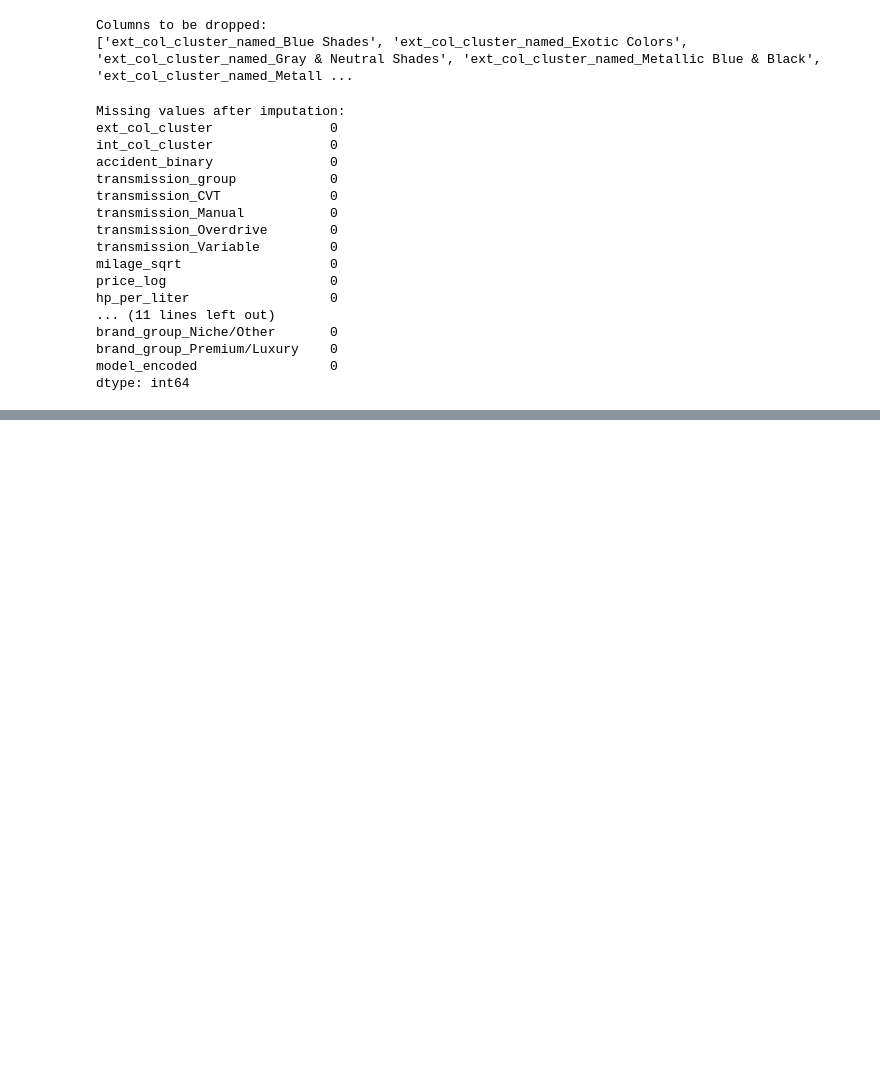
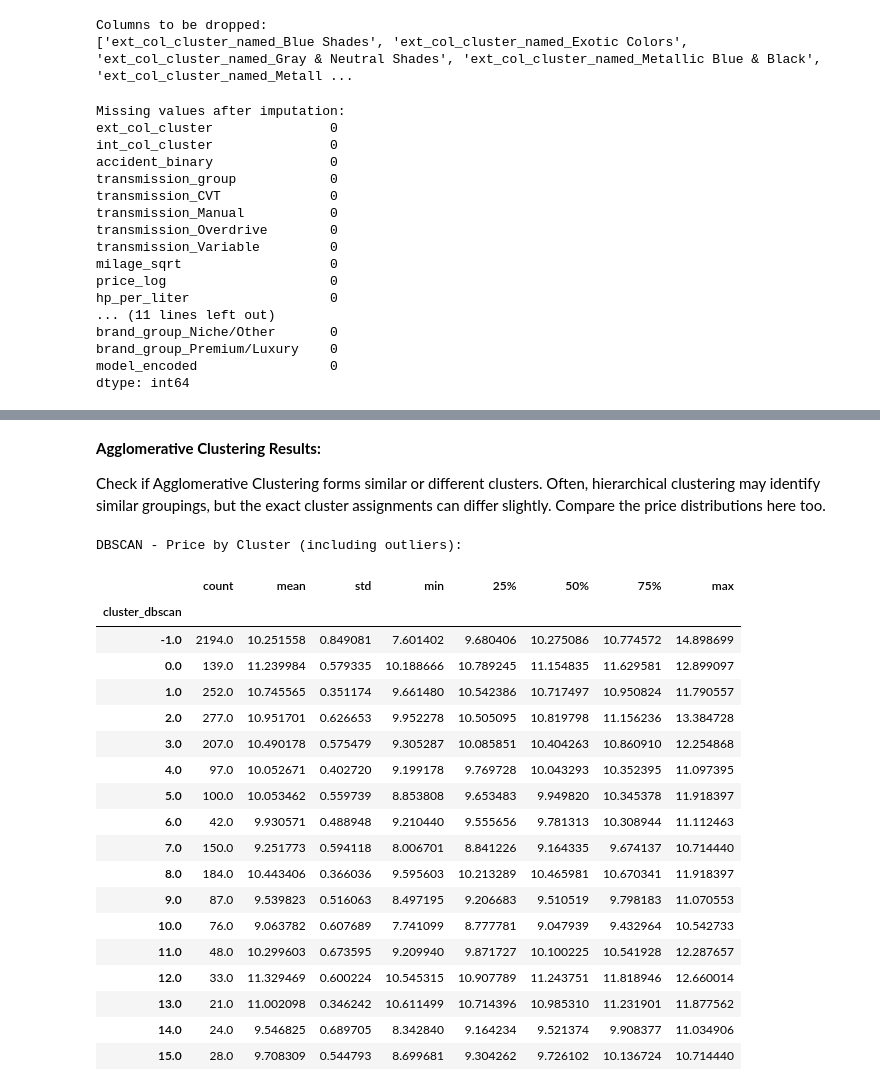
Before and after one commit to rverma6/used-car-price-prediction, a Jupyter notebook: cleaned.ipynb, the cells around one changed output, grey strips where cells are left out. Cells and saved outputs as stored; diff of their text form; code cells hidden in the pictures; blank space fills up the shorter version.

```diff
--- a/cleaned.ipynb
+++ b/cleaned.ipynb
@@ -1939,0 +1999,22 @@ X.head(20)
+# %%
+# Jupyter Cell: Imports and Setup
+import pandas as pd
+import numpy as np
+from sklearn.preprocessing import StandardScaler
+from sklearn.cluster import KMeans, AgglomerativeClustering, DBSCAN
+from sklearn.metrics import silhouette_score
+import matplotlib.pyplot as plt
+import seaborn as sns
+
+# Assuming df is already processed and we have X and y
+# X: the feature matrix after all transformations
+# y: the price_log as outcome (if available)
+
+# Make sure X and y are defined from previous steps.
+# If not, please ensure that the code cells above have run and that X and y exist.
+
+# Jupyter Cell: Scaling Features
+
+# We'll standardize the numeric features to ensure that all features contribute equally to the clustering process.
+scaler = StandardScaler()
+X_scaled = scaler.fit_transform(X)
@@ -1939,0 +2151,38 @@ X.head(20)
+# %% [markdown]
+**Agglomerative Clustering Results:**
+
+Check if Agglomerative Clustering forms similar or different clusters. Often, hierarchical clustering may identify similar groupings, but the exact cluster assignments can differ slightly. Compare the price distributions here too.
+# %%
+# Jupyter Cell: DBSCAN Clustering
+
+dbscan = DBSCAN(eps=1.5, min_samples=20)  # You can adjust eps and min_samples based on data scale
+labels_dbscan = dbscan.fit_predict(X_scaled)
+
+X_dbscan = X.copy()
+X_dbscan['cluster_dbscan'] = labels_dbscan
+
+# DBSCAN may produce label "-1" for outliers
+price_by_dbscan = pd.concat([X_dbscan, y], axis=1).groupby('cluster_dbscan')['price_log'].describe()
+print("DBSCAN - Price by Cluster (including outliers):")
+price_by_dbscan
+# %% [output]
+DBSCAN - Price by Cluster (including outliers):
+|  | count | mean | std | min | 25% | 50% | 75% | max |
+| cluster_dbscan |  |  |  |  |  |  |  |  |
+| -1.0 | 2194.0 | 10.251558 | 0.849081 | 7.601402 | 9.680406 | 10.275086 | 10.774572 | 14.898699 |
+| 0.0 | 139.0 | 11.239984 | 0.579335 | 10.188666 | 10.789245 | 11.154835 | 11.629581 | 12.899097 |
+| 1.0 | 252.0 | 10.745565 | 0.351174 | 9.661480 | 10.542386 | 10.717497 | 10.950824 | 11.790557 |
+| 2.0 | 277.0 | 10.951701 | 0.626653 | 9.952278 | 10.505095 | 10.819798 | 11.156236 | 13.384728 |
+| 3.0 | 207.0 | 10.490178 | 0.575479 | 9.305287 | 10.085851 | 10.404263 | 10.860910 | 12.254868 |
+| 4.0 | 97.0 | 10.052671 | 0.402720 | 9.199178 | 9.769728 | 10.043293 | 10.352395 | 11.097395 |
+| 5.0 | 100.0 | 10.053462 | 0.559739 | 8.853808 | 9.653483 | 9.949820 | 10.345378 | 11.918397 |
+| 6.0 | 42.0 | 9.930571 | 0.488948 | 9.210440 | 9.555656 | 9.781313 | 10.308944 | 11.112463 |
+| 7.0 | 150.0 | 9.251773 | 0.594118 | 8.006701 | 8.841226 | 9.164335 | 9.674137 | 10.714440 |
+| 8.0 | 184.0 | 10.443406 | 0.366036 | 9.595603 | 10.213289 | 10.465981 | 10.670341 | 11.918397 |
+| 9.0 | 87.0 | 9.539823 | 0.516063 | 8.497195 | 9.206683 | 9.510519 | 9.798183 | 11.070553 |
+| 10.0 | 76.0 | 9.063782 | 0.607689 | 7.741099 | 8.777781 | 9.047939 | 9.432964 | 10.542733 |
+| 11.0 | 48.0 | 10.299603 | 0.673595 | 9.209940 | 9.871727 | 10.100225 | 10.541928 | 12.287657 |
+| 12.0 | 33.0 | 11.329469 | 0.600224 | 10.545315 | 10.907789 | 11.243751 | 11.818946 | 12.660014 |
+| 13.0 | 21.0 | 11.002098 | 0.346242 | 10.611499 | 10.714396 | 10.985310 | 11.231901 | 11.877562 |
+| 14.0 | 24.0 | 9.546825 | 0.689705 | 8.342840 | 9.164234 | 9.521374 | 9.908377 | 11.034906 |
+| 15.0 | 28.0 | 9.708309 | 0.544793 | 8.699681 | 9.304262 | 9.726102 | 10.136724 | 10.714440 |
```
Also changed, not shown: parts of 14 cells of this notebook.
